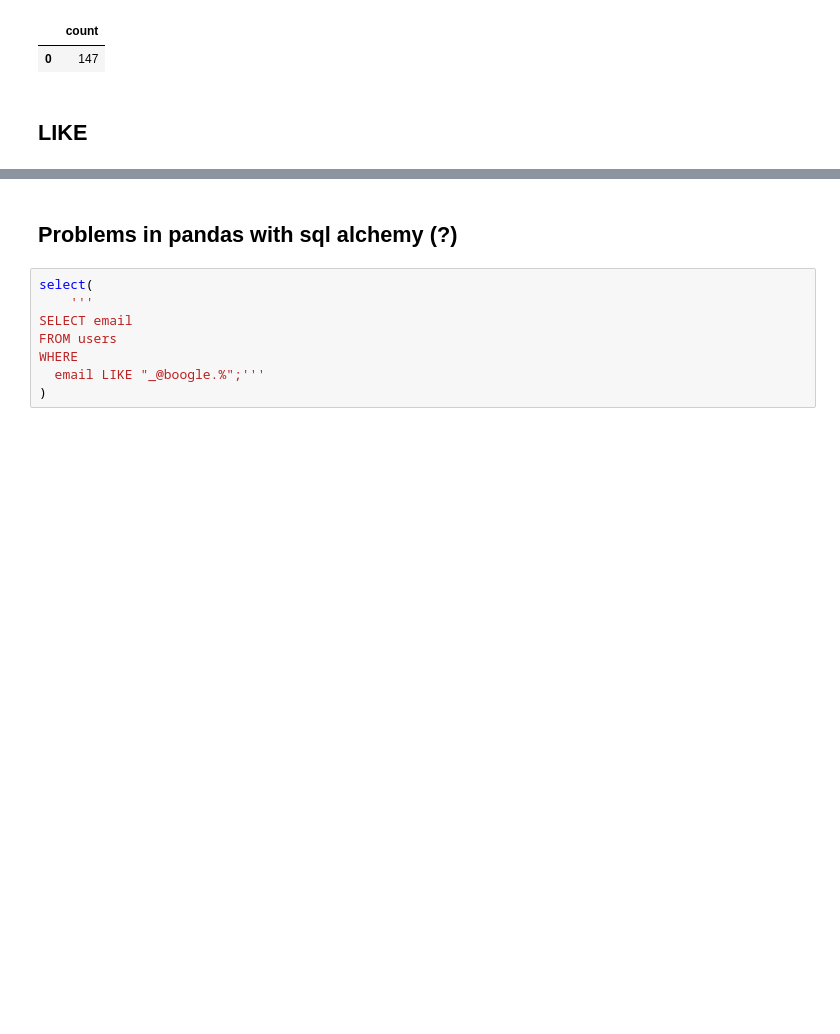
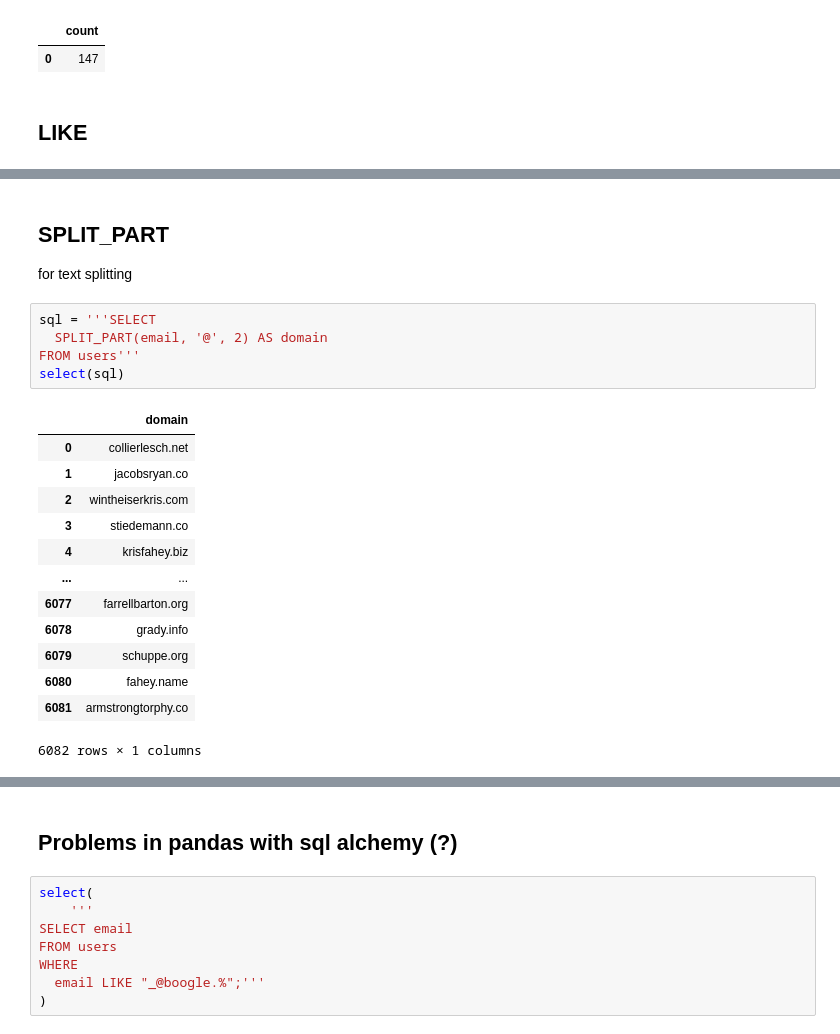
Before and after one commit to ivekhov/sql-kata, a Jupyter notebook: sql_habit/Scripts/1_intro.ipynb, the cells around one changed output, grey strips where cells are left out. Drawn from its saved outputs; the diff is of its cells as text; blank space fills up the shorter version.

```diff
--- a/sql_habit/Scripts/1_intro.ipynb
+++ b/sql_habit/Scripts/1_intro.ipynb
@@ -536,0 +535,23 @@ TypeError: sqlalchemy.cyextension.immutabledict.immutabledict is not a sequence
+# %% [markdown]
+## SPLIT_PART
+
+for  text splitting
+# %%
+sql = '''SELECT
+  SPLIT_PART(email, '@', 2) AS domain
+FROM users'''
+select(sql)
+# %% [output]
+|  | domain |
+| 0 | collierlesch.net |
+| 1 | jacobsryan.co |
+| 2 | wintheiserkris.com |
+| 3 | stiedemann.co |
+| 4 | krisfahey.biz |
+| ... | ... |
+| 6077 | farrellbarton.org |
+| 6078 | grady.info |
+| 6079 | schuppe.org |
+| 6080 | fahey.name |
+| 6081 | armstrongtorphy.co |
+6082 rows × 1 columns
```
Also changed, not shown: parts of 5 cells of this notebook, 2 other files.
